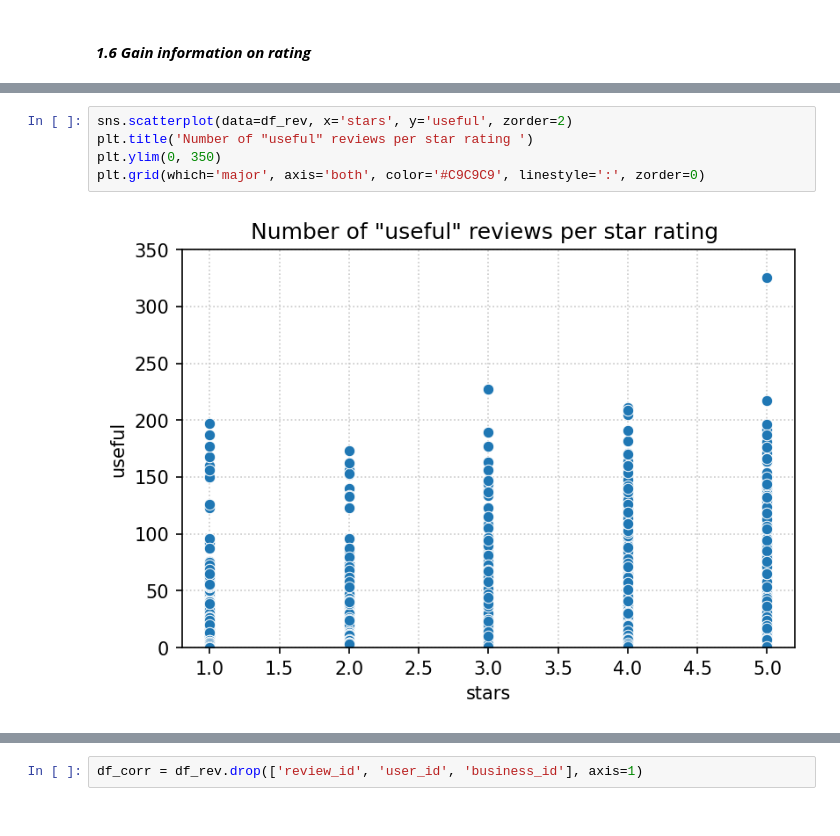
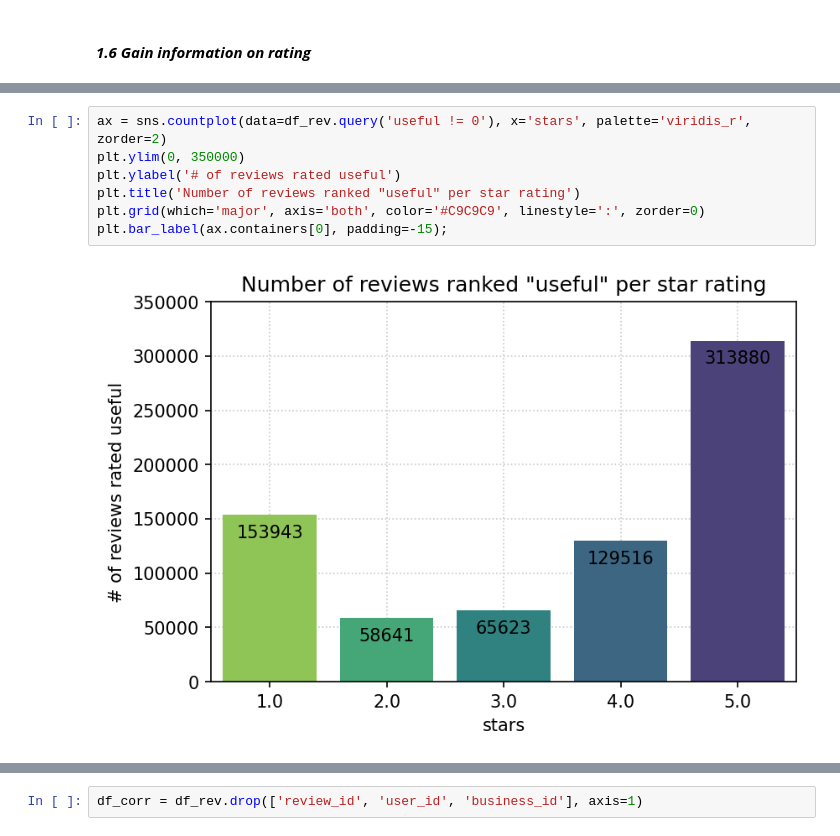
Before and after one commit to Jerwin87/Yelp-Capstone, a Jupyter notebook: notebooks/fb_EDA_Quality.ipynb, the cells around one changed output, grey strips where cells are left out. Saved outputs shown, nothing was run; the diff lists cells and outputs as text.

```diff
--- a/notebooks/fb_EDA_Quality.ipynb
+++ b/notebooks/fb_EDA_Quality.ipynb
@@ -137,8 +137,10 @@ plt.bar_label(ax.containers[0], padding=-15);
 # %%
-sns.scatterplot(data=df_rev, x='stars', y='useful', zorder=2)
-plt.title('Number of "useful" reviews per star rating ')
-plt.ylim(0, 350)
+ax = sns.countplot(data=df_rev.query('useful != 0'), x='stars', palette='viridis_r', zorder=2)
+plt.ylim(0, 350000)
+plt.ylabel('# of reviews rated useful')
+plt.title('Number of reviews ranked "useful" per star rating')
 plt.grid(which='major', axis='both', color='#C9C9C9', linestyle=':', zorder=0)
+plt.bar_label(ax.containers[0], padding=-15);
 # %% [output]
-[figure, old version]
+[figure, new version]
 # %%
```
Also changed, not shown: parts of 36 cells of this notebook.
